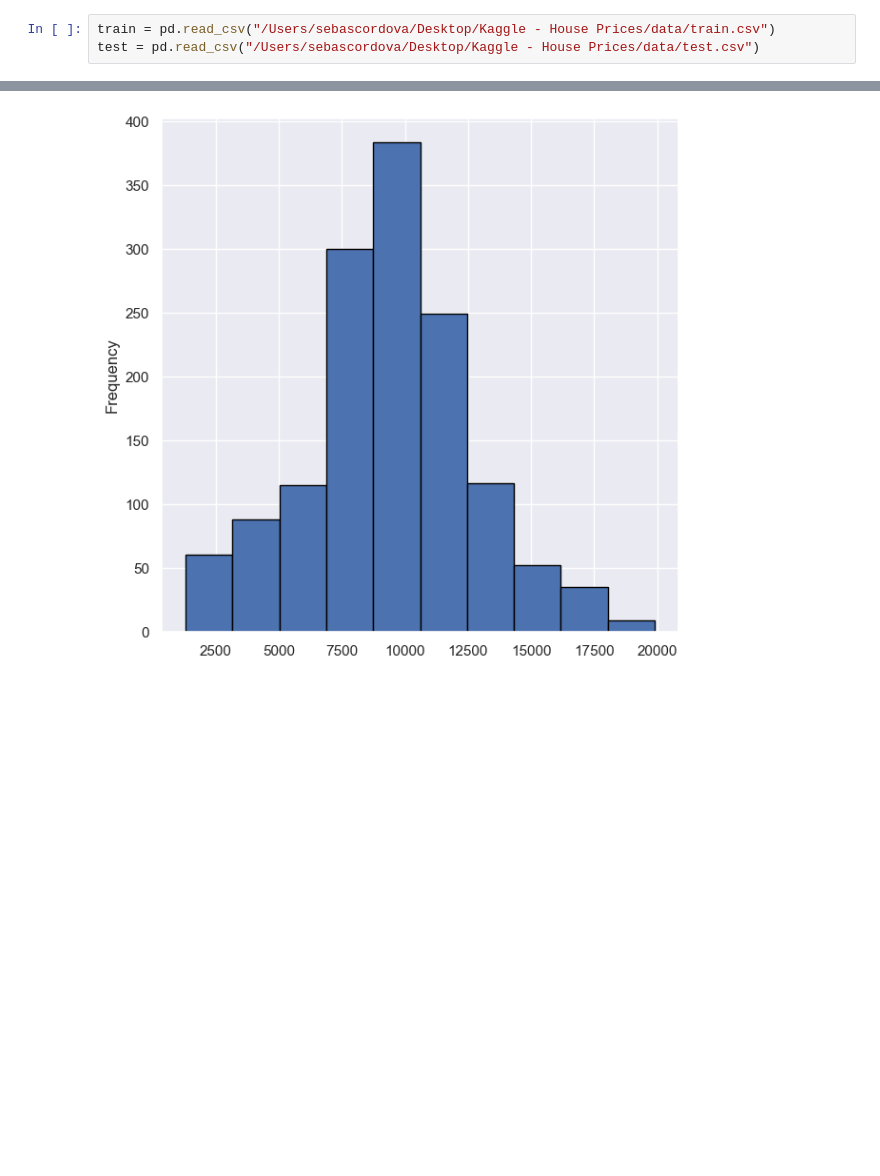
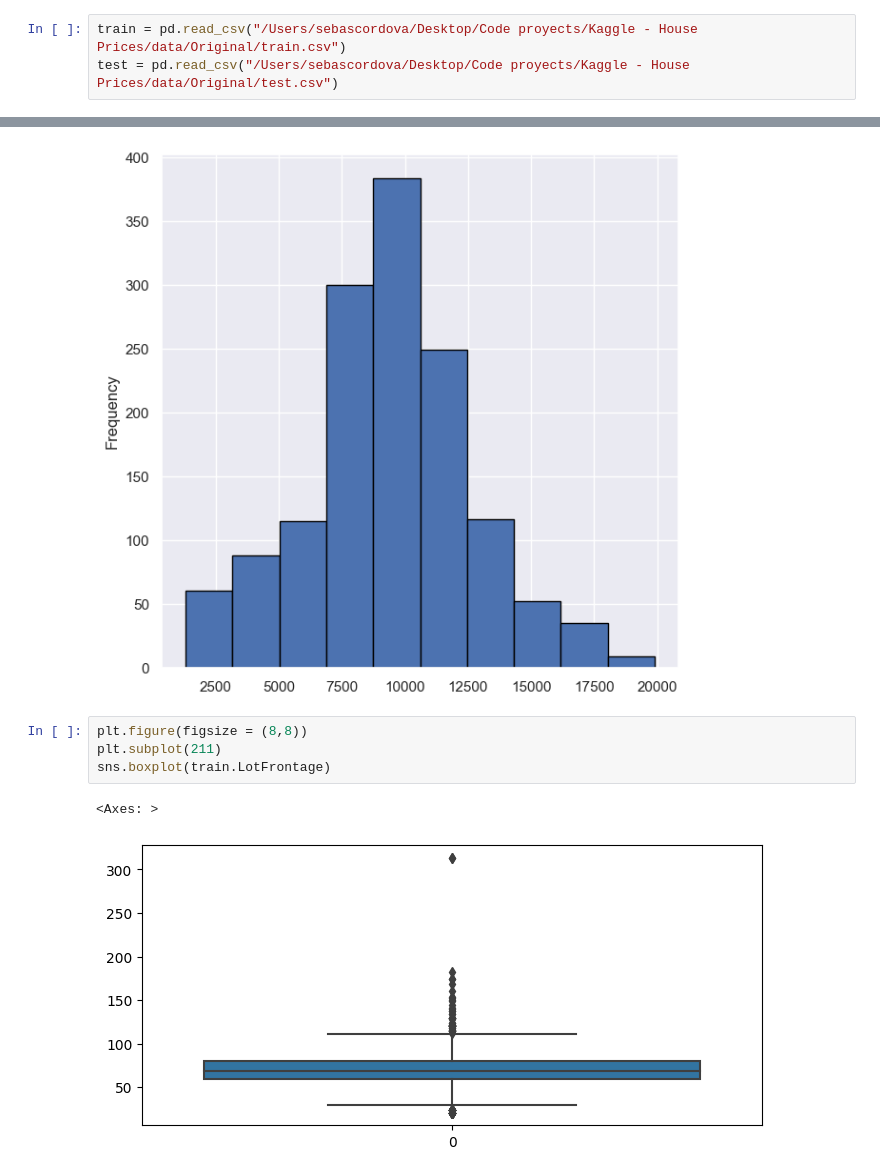
Before and after one commit to Sebastian-Cordova-Mendoza/Kaggle-Houseprices, a Jupyter notebook: rsc/Analisis_dataset.ipynb, the cells around one changed output, grey strips where cells are left out. Cells and saved outputs as stored; diff of their text form; blank space fills up the shorter version.

Commit message:
Prueba LotFrontage

```diff
--- a/rsc/Analisis_dataset.ipynb
+++ b/rsc/Analisis_dataset.ipynb
@@ -11,8 +11,8 @@ import numpy as np
 from sklearn import preprocessing
 import missingno as msno
 # %%
-train = pd.read_csv("/Users/sebascordova/Desktop/Kaggle - House Prices/data/train.csv")
-test = pd.read_csv("/Users/sebascordova/Desktop/Kaggle - House Prices/data/test.csv")
+train = pd.read_csv("/Users/sebascordova/Desktop/Code proyects/Kaggle - House Prices/data/Original/train.csv")
+test = pd.read_csv("/Users/sebascordova/Desktop/Code proyects/Kaggle - House Prices/data/Original/test.csv")
 # %%
 print(train.shape)
 print(test.shape)
@@ -153,3 +153,10 @@ train[train["LotArea"]<20000]["LotArea"].plot(kind='hist', edgecolor='black')
 # %% [output]
 <Axes: ylabel='Frequency'>
 [figure]
+# %%
+plt.figure(figsize = (8,8))
+plt.subplot(211)
+sns.boxplot(train.LotFrontage)
+# %% [output]
+<Axes: >
+[figure, added]
```
Also changed, not shown: 1 other file.
